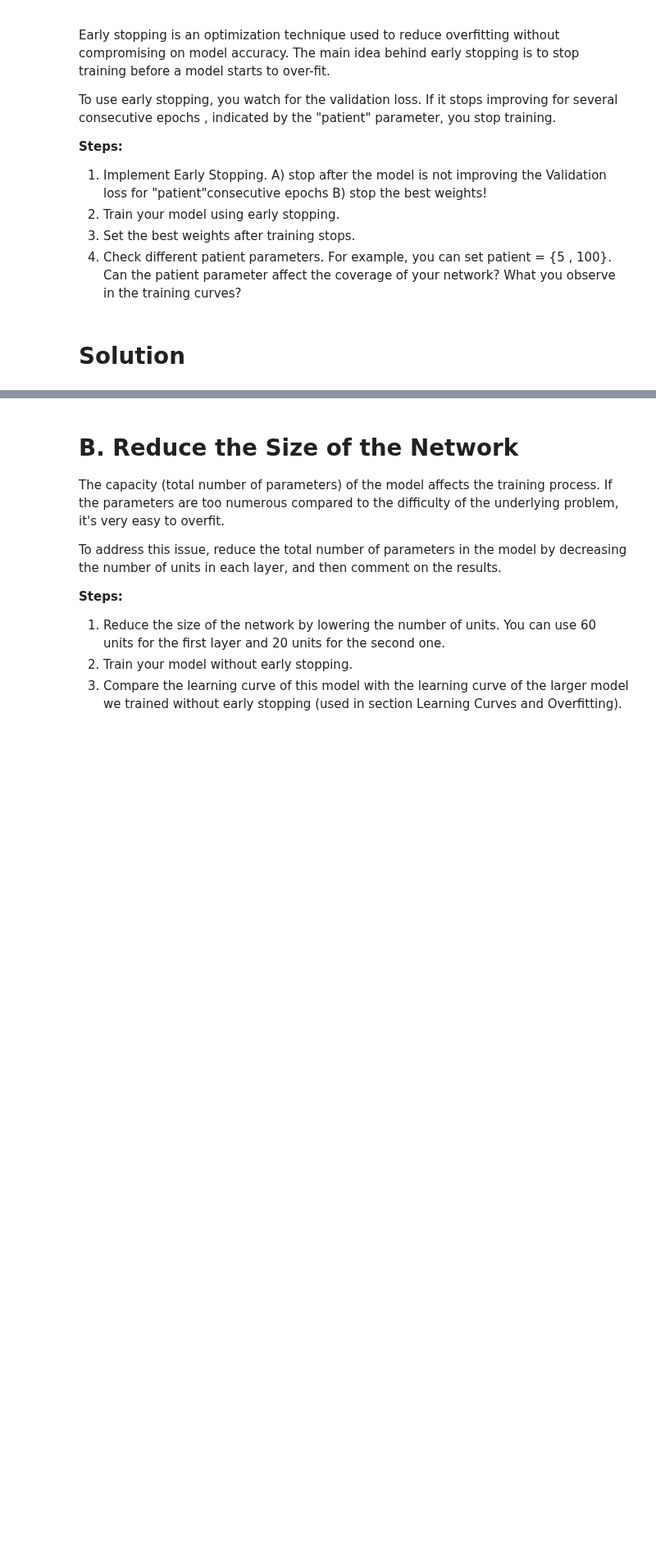
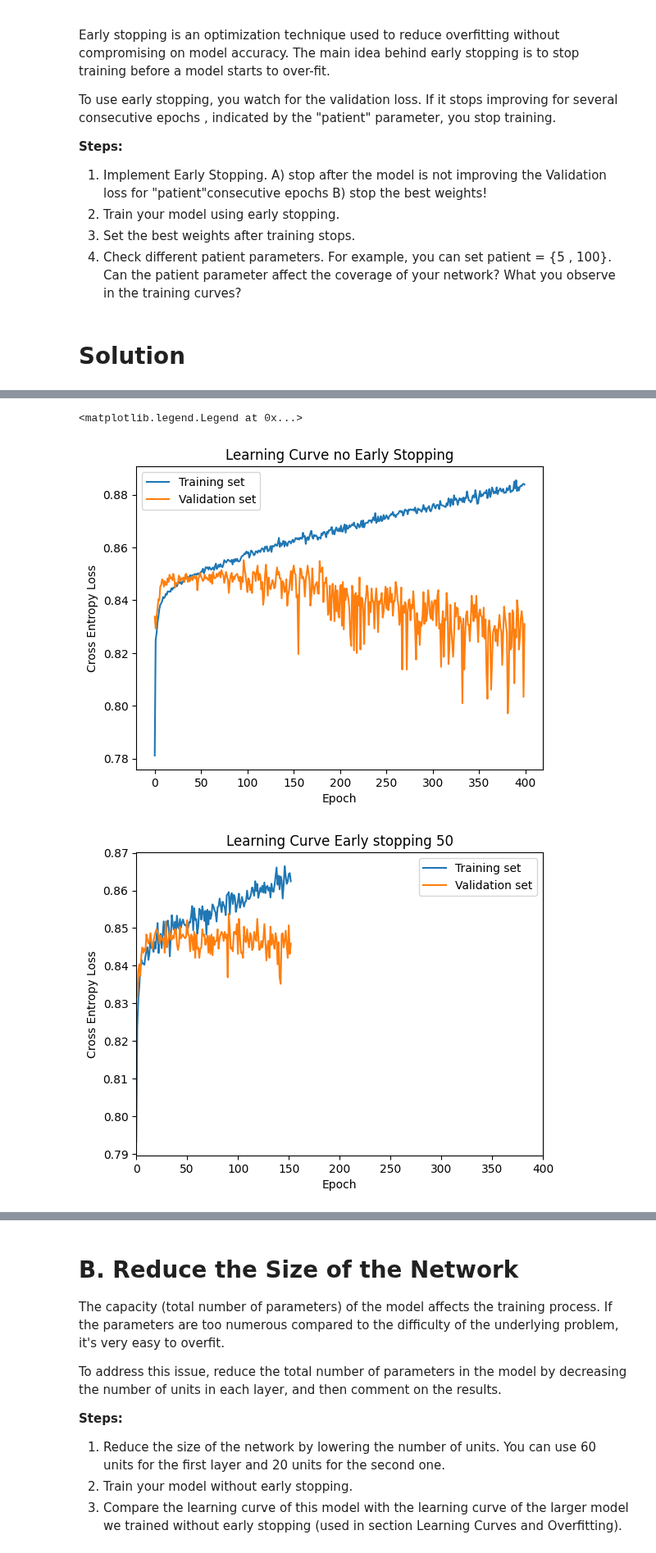
Before and after one commit to olethrosdc/machine-learning-neuch, a Jupyter notebook: MSc/src/NeuralNetworks/LAB_4-Neural_Networks.ipynb, the cells around one changed output, grey strips where cells are left out. Shown at 82% size. Cells and saved outputs as stored; diff of their text form; code cells hidden in the pictures; blank space fills up the shorter version.

```diff
--- a/MSc/src/NeuralNetworks/LAB_4-Neural_Networks.ipynb
+++ b/MSc/src/NeuralNetworks/LAB_4-Neural_Networks.ipynb
@@ -872,0 +900,12 @@ def train_loop(patient, epochs, model, optimizer, loss_fn):
+# %%
+model = NeuralNetwork(num_input_features=13)
+
+lr = 0.02
+optimizer = torch.optim.SGD(model.parameters(), lr=lr, weight_decay=0.00)
+loss_fn = torch.nn.BCELoss() # binary cross entropy
+model, val_history_es_50, train_history_es_50, best_loss, best_epoch, best_weights = train_loop(patient = 50,
+                                                                                                epochs=400,
+                                                                                                model=model,
+                                                                                                optimizer=optimizer,
+                                                                                                loss_fn=loss_fn)
+best_loss
@@ -872,0 +930,30 @@ def train_loop(patient, epochs, model, optimizer, loss_fn):
+# %%
+plt.figure()
+plt.plot(train_history_df["epoch"],train_history_df["accuracy"], label = "Training set")
+plt.plot(val_history_df["epoch"],val_history_df["accuracy"], label = "Validation set")
+plt.title("Learning Curve no Early Stopping")
+plt.ylabel("Cross Entropy Loss")
+plt.xlabel("Epoch")
+plt.legend()
+
+plt.figure()
+plt.plot(train_history_es_50["epoch"],train_history_es_50["accuracy"], label = "Training set")
+plt.plot(val_history_es_50["epoch"],val_history_es_50["accuracy"], label = "Validation set")
+plt.title("Learning Curve Early stopping 50")
+plt.ylabel("Cross Entropy Loss")
+plt.xlabel("Epoch")
+plt.xlim(0,400)
+plt.legend()
+
+plt.figure()
+plt.plot(train_history_es_5["epoch"],train_history_es_5["accuracy"], label = "Training set")
+plt.plot(val_history_es_5["epoch"],val_history_es_5["accuracy"], label = "Validation set")
+plt.title("Learning Curve Early stopping 5")
+plt.ylabel("Cross Entropy Loss")
+plt.xlabel("Epoch")
+plt.xlim(0,400)
+plt.legend()
+# %% [output]
+<matplotlib.legend.Legend at 0x...>
+[figure, added]
+[figure, added]
```
Also changed, not shown: parts of 21 cells of this notebook.
